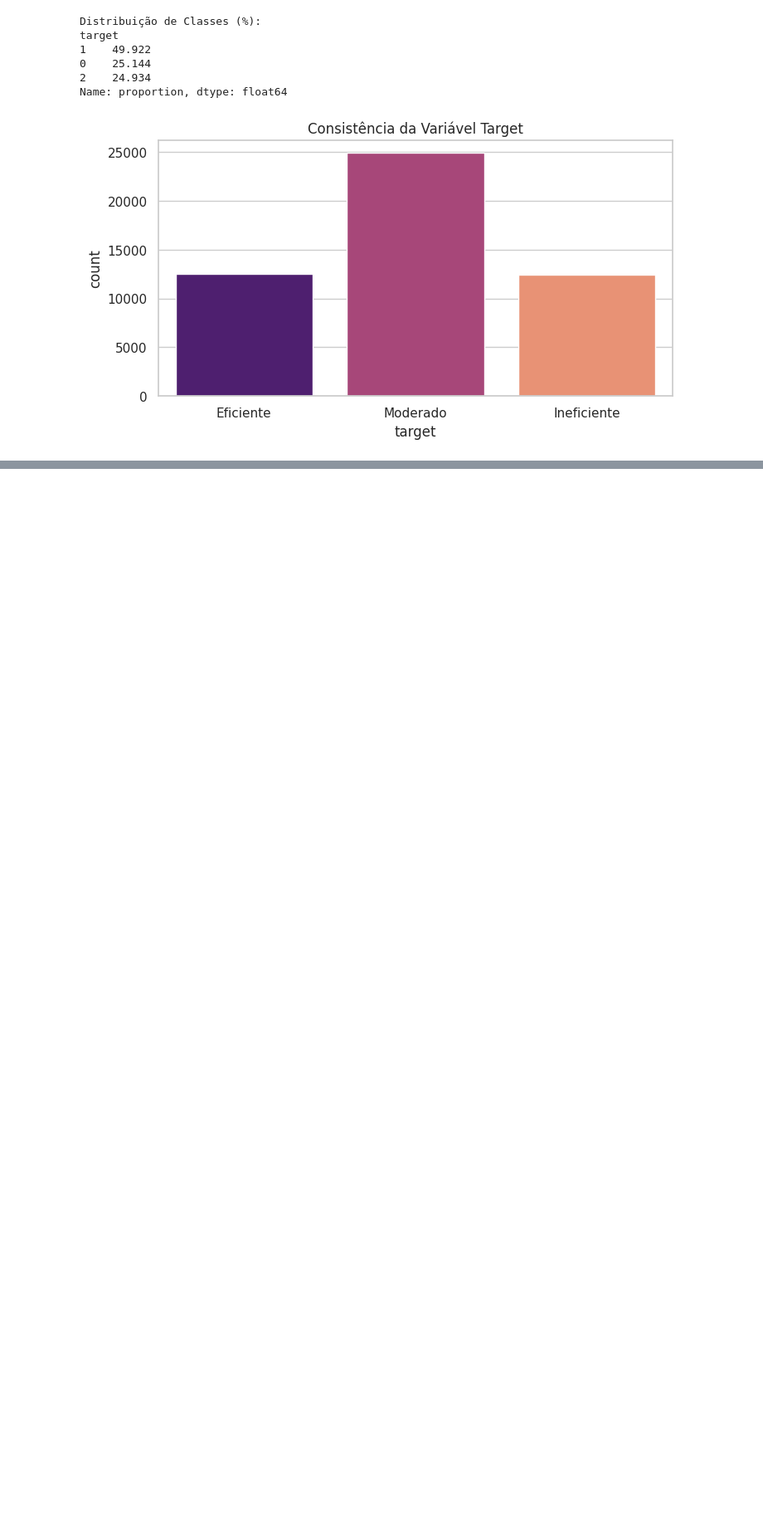
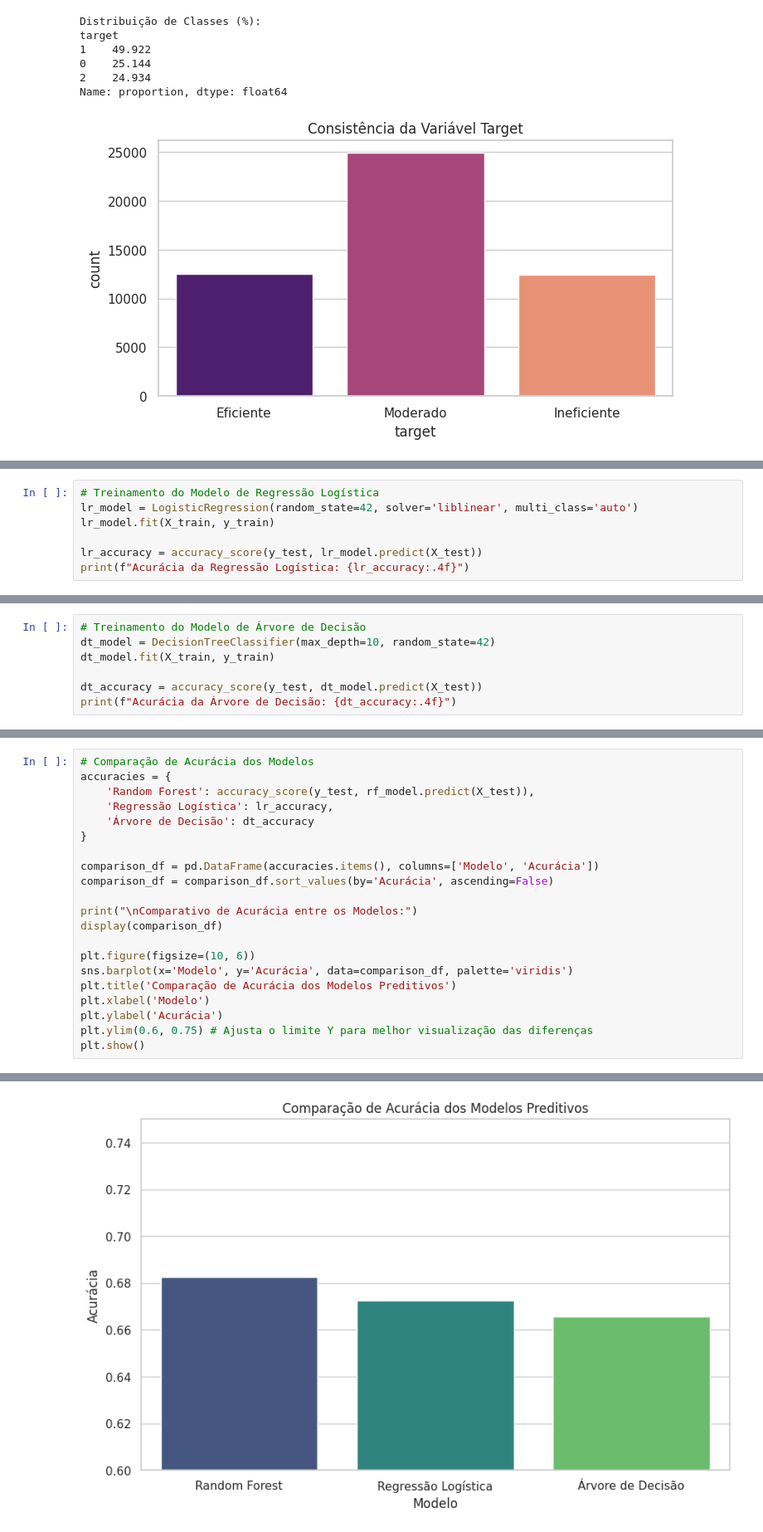
Before and after one commit to lidimoura/G9-BR-TEAM-12, a Jupyter notebook: data-science/notebooks/EDA_Modelagem.ipynb, the cells around one changed output, grey strips where cells are left out. Shown at 83% size. Cells and saved outputs as stored; diff of their text form; blank space fills up the shorter version.

```diff
--- a/data-science/notebooks/EDA_Modelagem.ipynb
+++ b/data-science/notebooks/EDA_Modelagem.ipynb
@@ -236,0 +276,7 @@ Para garantir a transparência do modelo ('Explainable AI'), visualizamos abaixo
+# %%
+# Treinamento do Modelo de Regressão Logística
+lr_model = LogisticRegression(random_state=42, solver='liblinear', multi_class='auto')
+lr_model.fit(X_train, y_train)
+
+lr_accuracy = accuracy_score(y_test, lr_model.predict(X_test))
+print(f"Acurácia da Regressão Logística: {lr_accuracy:.4f}")
@@ -236,0 +289,7 @@ Para garantir a transparência do modelo ('Explainable AI'), visualizamos abaixo
+# %%
+# Treinamento do Modelo de Árvore de Decisão
+dt_model = DecisionTreeClassifier(max_depth=10, random_state=42)
+dt_model.fit(X_train, y_train)
+
+dt_accuracy = accuracy_score(y_test, dt_model.predict(X_test))
+print(f"Acurácia da Árvore de Decisão: {dt_accuracy:.4f}")
@@ -236,0 +306,22 @@ Para garantir a transparência do modelo ('Explainable AI'), visualizamos abaixo
+# %%
+# Comparação de Acurácia dos Modelos
+accuracies = {
+    'Random Forest': accuracy_score(y_test, rf_model.predict(X_test)),
+    'Regressão Logística': lr_accuracy,
+    'Árvore de Decisão': dt_accuracy
+}
+
+comparison_df = pd.DataFrame(accuracies.items(), columns=['Modelo', 'Acurácia'])
+comparison_df = comparison_df.sort_values(by='Acurácia', ascending=False)
+
+print("\nComparativo de Acurácia entre os Modelos:")
+display(comparison_df)
+
+plt.figure(figsize=(10, 6))
+sns.barplot(x='Modelo', y='Acurácia', data=comparison_df, palette='viridis')
+plt.title('Comparação de Acurácia dos Modelos Preditivos')
+plt.xlabel('Modelo')
+plt.ylabel('Acurácia')
+plt.ylim(0.6, 0.75) # Ajusta o limite Y para melhor visualização das diferenças
+plt.show()
+# %% [output]
@@ -236,0 +333 @@ Para garantir a transparência do modelo ('Explainable AI'), visualizamos abaixo
+[figure, added]
```
Also changed, not shown: parts of 52 cells of this notebook.
